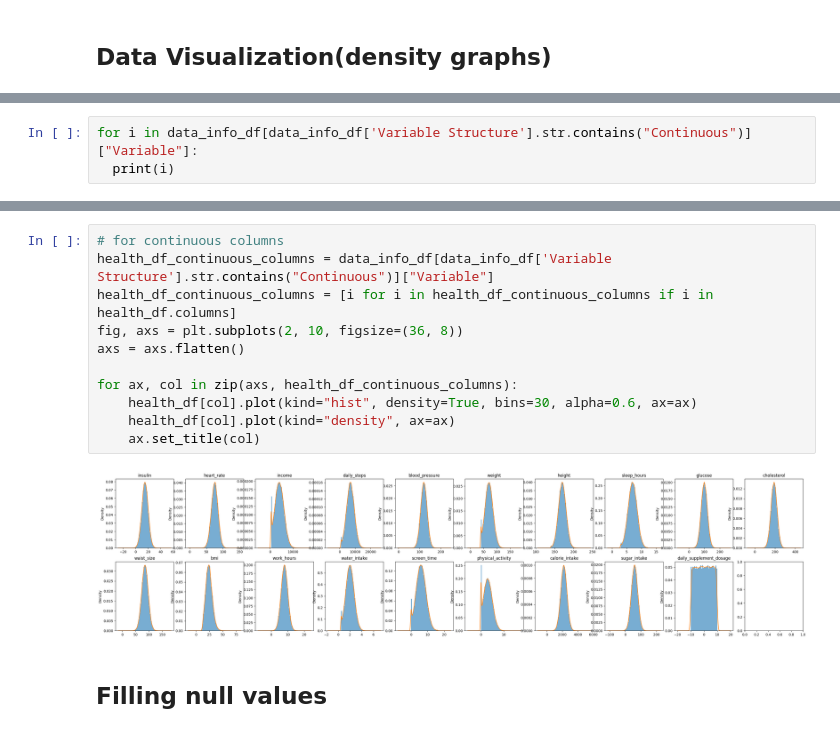
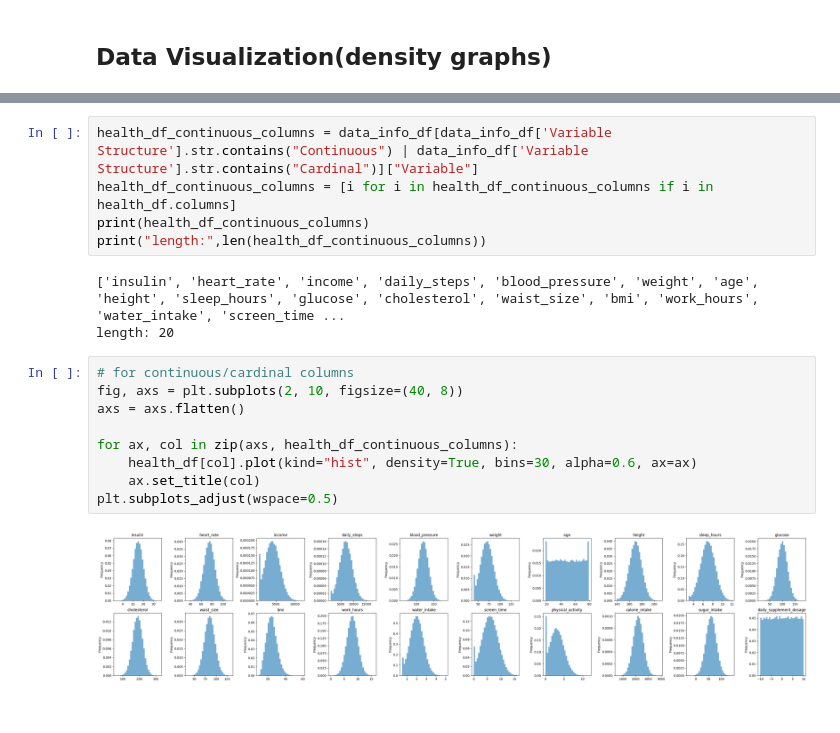
Before and after one commit to OmerTurk1/General-Health-Data-Analysis-and-Management, a Jupyter notebook: health_lifestyle_classification.ipynb, the cells around one changed output, grey strips where cells are left out. Cells and saved outputs as stored; diff of their text form.

Commit message:
Last form of Pre-Analysis of health data

```diff
--- a/health_lifestyle_classification.ipynb
+++ b/health_lifestyle_classification.ipynb
@@ -316,3 +348,0 @@ health_df_numeric.shape
-# %%
-for i in data_info_df[data_info_df['Variable Structure'].str.contains("Continuous")]["Variable"]:
-  print(i)
@@ -337,15 +349,19 @@ daily_supplement_dosage
+# %%
+health_df_continuous_columns = data_info_df[data_info_df['Variable Structure'].str.contains("Continuous") | data_info_df['Variable Structure'].str.contains("Cardinal")]["Variable"]
+health_df_continuous_columns = [i for i in health_df_continuous_columns if i in health_df.columns]
+print(health_df_continuous_columns)
+print("length:",len(health_df_continuous_columns))
+# %% [output]
+['insulin', 'heart_rate', 'income', 'daily_steps', 'blood_pressure', 'weight', 'age', 'height', 'sleep_hours', 'glucose', 'cholesterol', 'waist_size', 'bmi', 'work_hours', 'water_intake', 'screen_time ...
+length: 20
 # %%
-# for continuous columns
-health_df_continuous_columns = data_info_df[data_info_df['Variable Structure'].str.contains("Continuous")]["Variable"]
-health_df_continuous_columns = [i for i in health_df_continuous_columns if i in health_df.columns]
-fig, axs = plt.subplots(2, 10, figsize=(36, 8))
+# for continuous/cardinal columns
+fig, axs = plt.subplots(2, 10, figsize=(40, 8))
 axs = axs.flatten()
 
 for ax, col in zip(axs, health_df_continuous_columns):
     health_df[col].plot(kind="hist", density=True, bins=30, alpha=0.6, ax=ax)
-    health_df[col].plot(kind="density", ax=ax)
     ax.set_title(col)
+plt.subplots_adjust(wspace=0.5)
 # %% [output]
-[figure, old version]
+[figure, new version]
-# %% [markdown]
-## Filling null values
```
Also changed, not shown: parts of 23 cells of this notebook.
